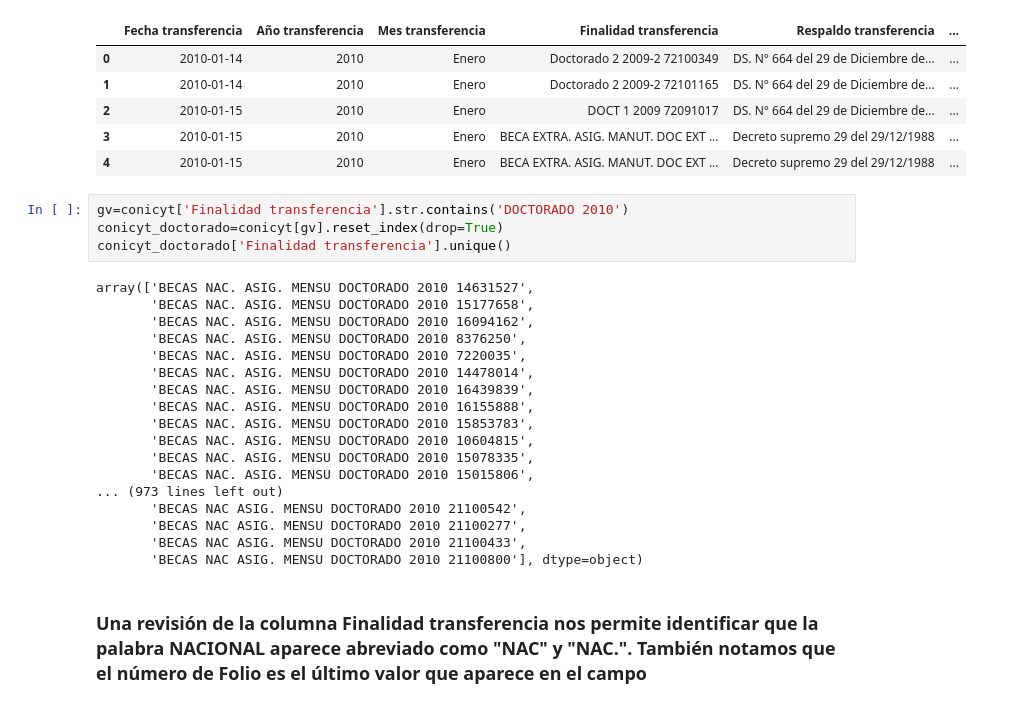
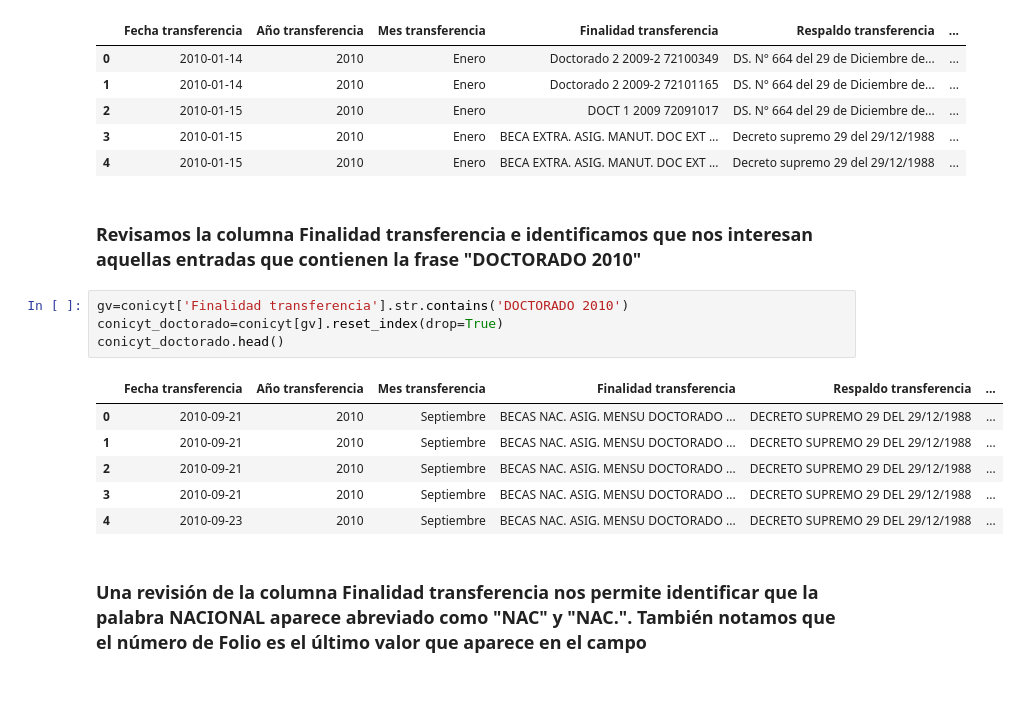
Before and after one commit to rpmunoz/datachile, a Jupyter notebook: science/Analysis Conicyt Transparencia.ipynb, the cells around one changed output. Saved outputs shown, nothing was run; the diff lists cells and outputs as text.

Commit message:
Updated Conicyt Transparencia notebook

```diff
--- a/science/Analysis Conicyt Transparencia.ipynb
+++ b/science/Analysis Conicyt Transparencia.ipynb
@@ -159,28 +159,19 @@ conicyt.head()
 | 2 | 2010-01-15 | 2010 | Enero | DOCT 1 2009 72091017 | DS. N° 664 del 29 de Diciembre de... | ... |
 | 3 | 2010-01-15 | 2010 | Enero | BECA EXTRA. ASIG. MANUT. DOC EXT ... | Decreto supremo 29 del 29/12/1988 | ... |
 | 4 | 2010-01-15 | 2010 | Enero | BECA EXTRA. ASIG. MANUT. DOC EXT ... | Decreto supremo 29 del 29/12/1988 | ... |
+# %% [markdown]
+### Revisamos la columna Finalidad transferencia e identificamos que nos interesan aquellas entradas que contienen la frase "DOCTORADO 2010"
 # %%
 gv=conicyt['Finalidad transferencia'].str.contains('DOCTORADO 2010')
 conicyt_doctorado=conicyt[gv].reset_index(drop=True)
-conicyt_doctorado['Finalidad transferencia'].unique()
+conicyt_doctorado.head()
 # %% [output]
-array(['BECAS NAC. ASIG. MENSU DOCTORADO 2010 14631527',
-       'BECAS NAC. ASIG. MENSU DOCTORADO 2010 15177658',
-       'BECAS NAC. ASIG. MENSU DOCTORADO 2010 16094162',
-       'BECAS NAC. ASIG. MENSU DOCTORADO 2010 8376250',
-       'BECAS NAC. ASIG. MENSU DOCTORADO 2010 7220035',
-       'BECAS NAC. ASIG. MENSU DOCTORADO 2010 14478014',
-       'BECAS NAC. ASIG. MENSU DOCTORADO 2010 16439839',
-       'BECAS NAC. ASIG. MENSU DOCTORADO 2010 16155888',
-       'BECAS NAC. ASIG. MENSU DOCTORADO 2010 15853783',
-       'BECAS NAC. ASIG. MENSU DOCTORADO 2010 10604815',
-       'BECAS NAC. ASIG. MENSU DOCTORADO 2010 15078335',
-       'BECAS NAC. ASIG. MENSU DOCTORADO 2010 15015806',
-... (973 lines left out)
-       'BECAS NAC ASIG. MENSU DOCTORADO 2010 21100542',
-       'BECAS NAC ASIG. MENSU DOCTORADO 2010 21100277',
-       'BECAS NAC ASIG. MENSU DOCTORADO 2010 21100433',
-       'BECAS NAC ASIG. MENSU DOCTORADO 2010 21100800'], dtype=object)
+|  | Fecha transferencia | Año transferencia | Mes transferencia | Finalidad transferencia | Respaldo transferencia | ... |
+| 0 | 2010-09-21 | 2010 | Septiembre | BECAS NAC. ASIG. MENSU DOCTORADO ... | DECRETO SUPREMO 29 DEL 29/12/1988 | ... |
+| 1 | 2010-09-21 | 2010 | Septiembre | BECAS NAC. ASIG. MENSU DOCTORADO ... | DECRETO SUPREMO 29 DEL 29/12/1988 | ... |
+| 2 | 2010-09-21 | 2010 | Septiembre | BECAS NAC. ASIG. MENSU DOCTORADO ... | DECRETO SUPREMO 29 DEL 29/12/1988 | ... |
+| 3 | 2010-09-21 | 2010 | Septiembre | BECAS NAC. ASIG. MENSU DOCTORADO ... | DECRETO SUPREMO 29 DEL 29/12/1988 | ... |
+| 4 | 2010-09-23 | 2010 | Septiembre | BECAS NAC. ASIG. MENSU DOCTORADO ... | DECRETO SUPREMO 29 DEL 29/12/1988 | ... |
 # %% [markdown]
 ### Una revisión de la columna Finalidad transferencia nos permite identificar que la palabra NACIONAL aparece abreviado como "NAC" y "NAC.". También notamos que el número de Folio es el último valor que aparece en el campo
 # %%
```
